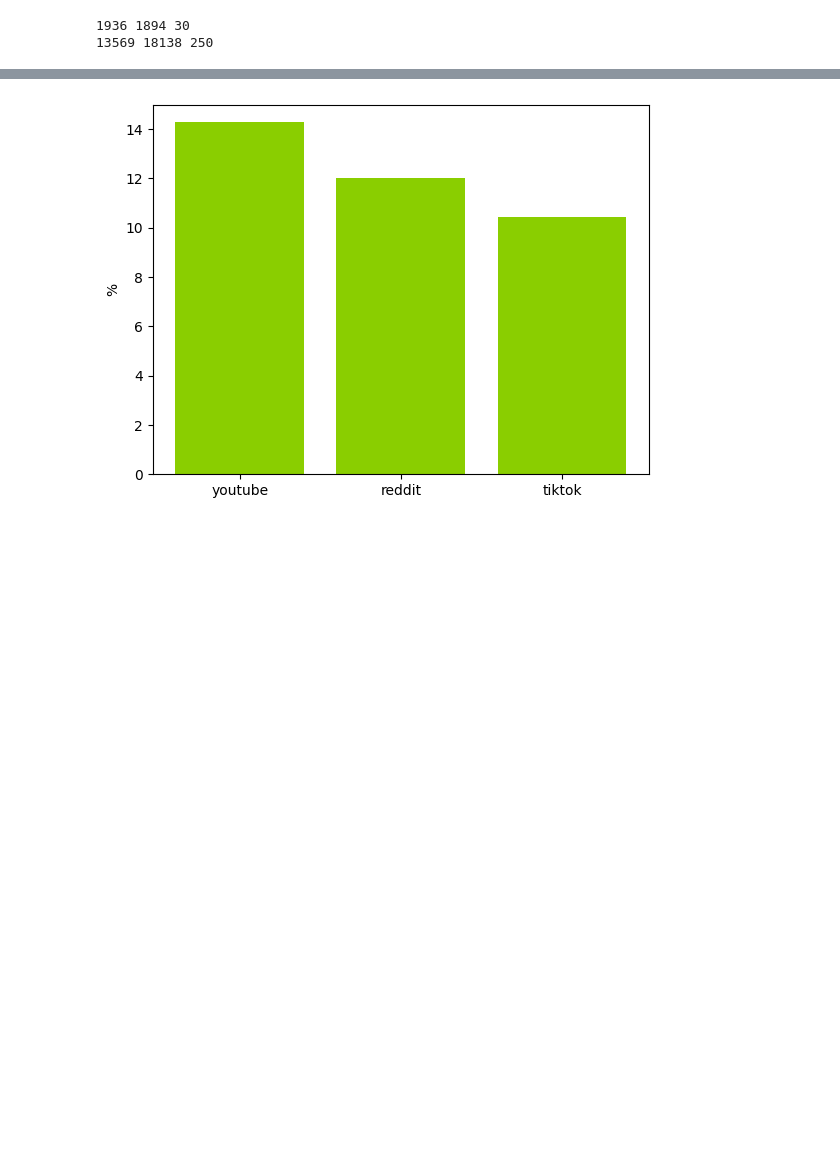
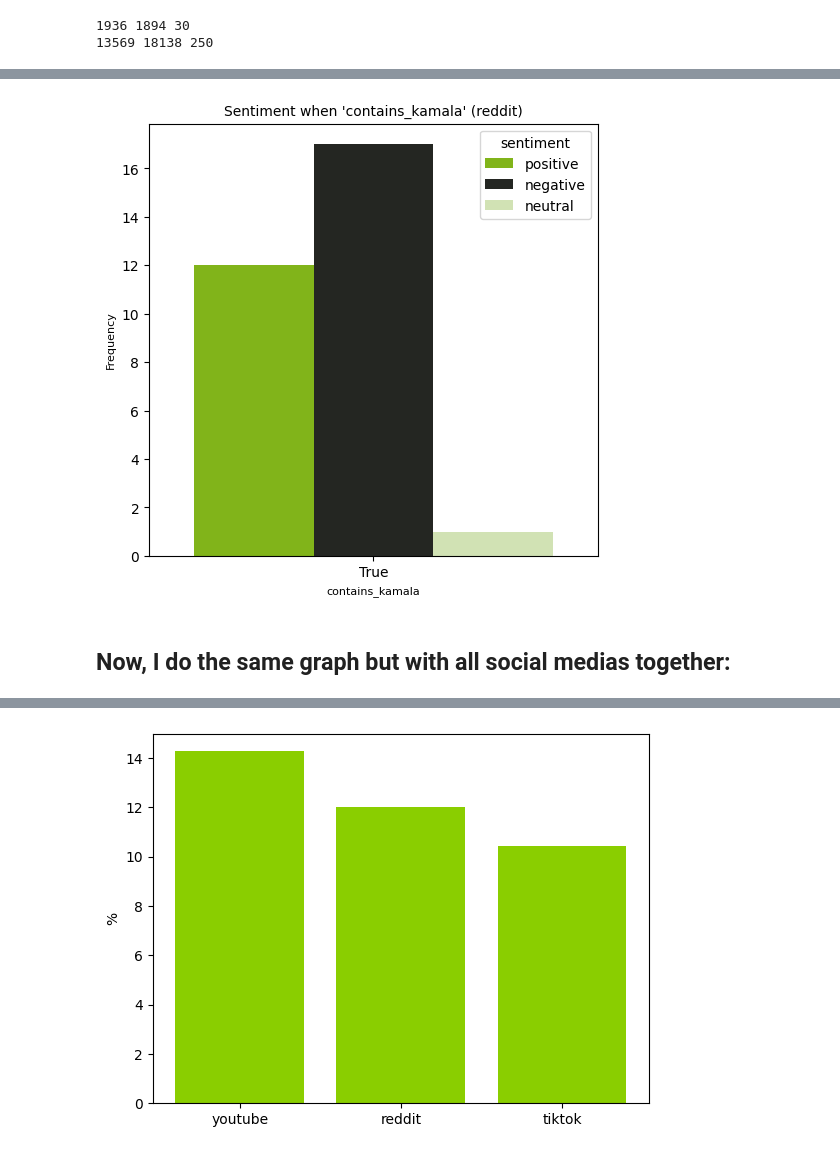
Before and after one commit to pouvoirdasha/sociology_scrapping, a Jupyter notebook: notebooks_stats_finetuning/graphes_sentiment.ipynb, the cells around one changed output, grey strips where cells are left out. Cells and saved outputs as stored; diff of their text form; code cells hidden in the pictures; blank space fills up the shorter version.

```diff
--- a/notebooks_stats_finetuning/graphes_sentiment.ipynb
+++ b/notebooks_stats_finetuning/graphes_sentiment.ipynb
@@ -78,0 +146,19 @@ print(total_yt, total_tiktok, total_reddit)
+# %%
+fig, ax = plt.subplots(figsize=(5, 5), layout='constrained')
+
+
+sns.countplot(
+        data = reddit[reddit['contains_kamala']], #keep only those where it is true
+        x='contains_kamala',
+        hue='sentiment',
+        palette={'negative':negative_shade, 'neutral': neutral_shade, 'positive':positive_shade},
+        ax=ax)
+    # ax.set_title(f'Sentiment when {contains_michel} (threshold: {t})', fontsize=10)
+ax.set_title(f"Sentiment when 'contains_kamala' (reddit)", fontsize=10)
+ax.set_xlabel('contains_kamala', fontsize=8)
+ax.set_ylabel('Frequency', fontsize=8)
+plt.savefig('../viz/sentiment_kamala_reddit.png',bbox_inches='tight', transparent=True, dpi=300)
+# %% [output]
+[figure, added]
+# %% [markdown]
+## Now, I do the same graph but with all social medias together:
```
Also changed, not shown: parts of 21 cells of this notebook, 2 other files.
